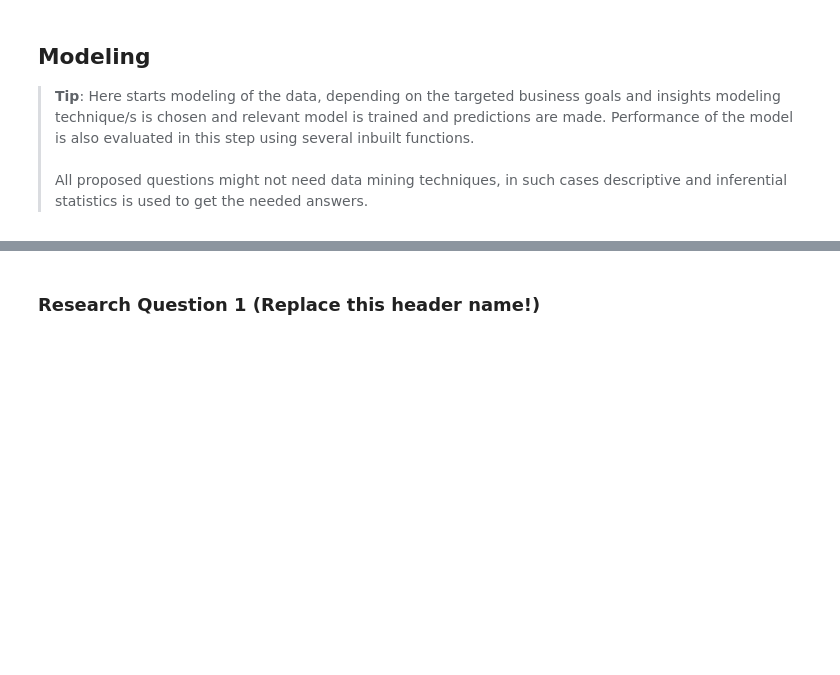
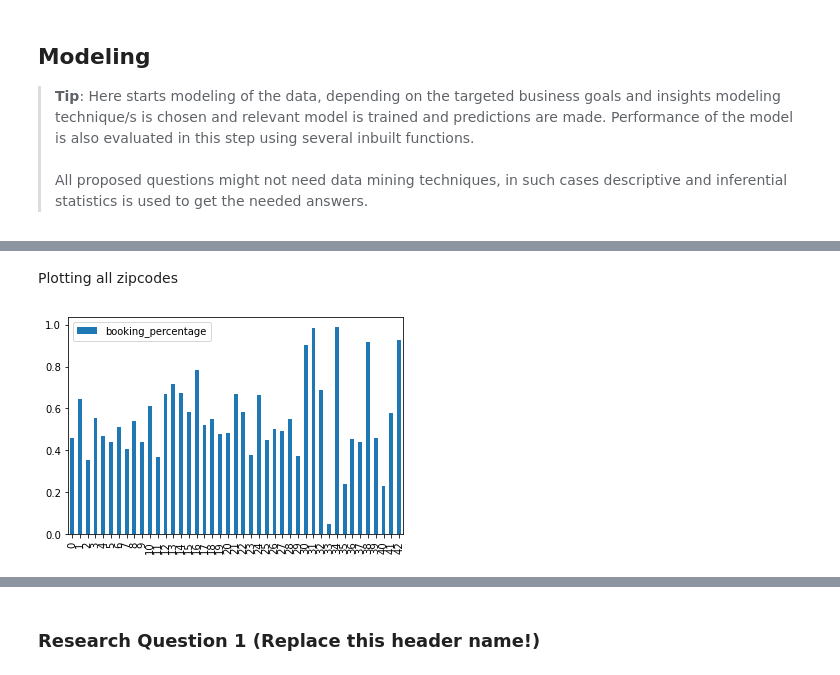
Before and after one commit to sdaphtardar/airbnb_dataset_analysis, a Jupyter notebook: AirBnB_Data_Analysis.ipynb, the cells around one changed output, grey strips where cells are left out. Cells and saved outputs as stored; diff of their text form; code cells hidden in the pictures; blank space fills up the shorter version.

```diff
--- a/AirBnB_Data_Analysis.ipynb
+++ b/AirBnB_Data_Analysis.ipynb
@@ -2157,0 +2192,7 @@ dtype: int64
+# %% [markdown]
+Plotting all zipcodes
+# %%
+df_zipcode_details[['zipcode', 'booking_percentage']].plot(kind='bar')
+plt.xticks(rotation=90);
+# %% [output]
+[figure, added]
```
Also changed, not shown: parts of 39 cells of this notebook.
